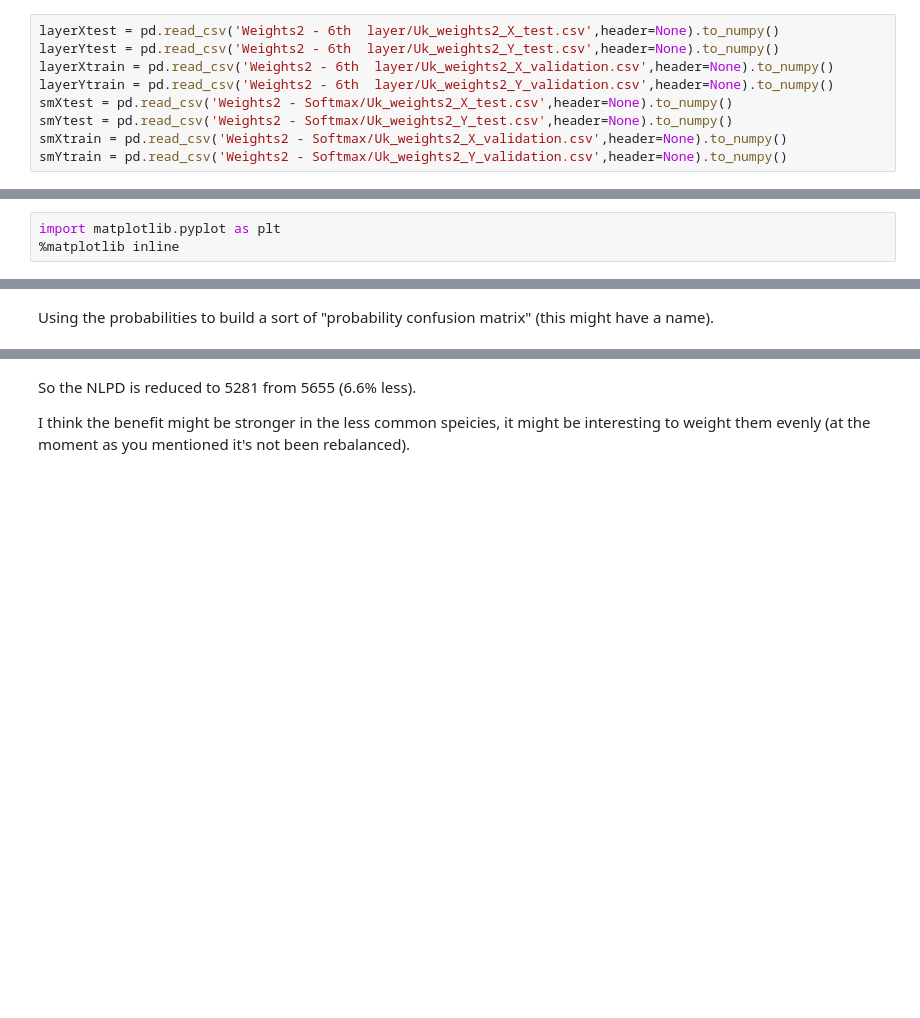
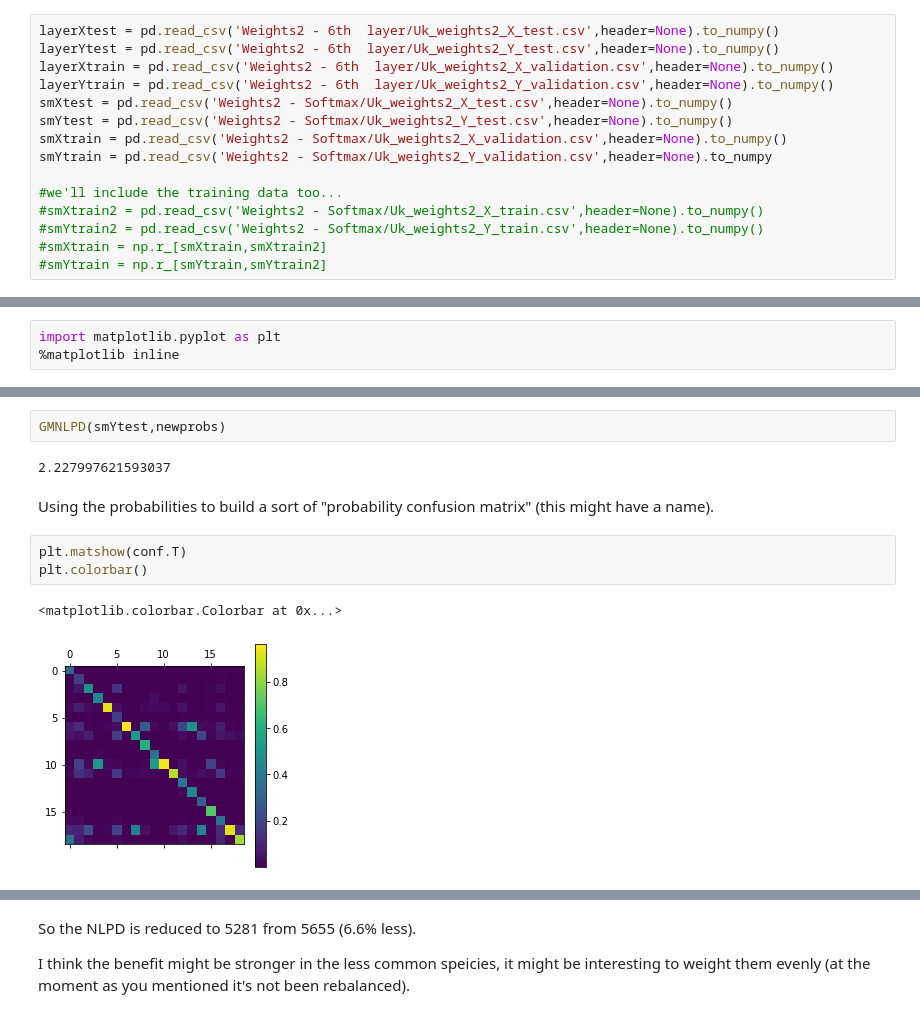
Before and after one commit to lionfish0/experimentation, a Jupyter notebook: ImproveNLPD.ipynb, the cells around one changed output, grey strips where cells are left out. Drawn from its saved outputs; the diff is of its cells as text; blank space fills up the shorter version.

```diff
--- a/ImproveNLPD.ipynb
+++ b/ImproveNLPD.ipynb
@@ -9,7 +25,13 @@ layerYtrain = pd.read_csv('Weights2 - 6th  layer/Uk_weights2_Y_validation.csv',h
 smXtest = pd.read_csv('Weights2 - Softmax/Uk_weights2_X_test.csv',header=None).to_numpy()
 smYtest = pd.read_csv('Weights2 - Softmax/Uk_weights2_Y_test.csv',header=None).to_numpy()
 smXtrain = pd.read_csv('Weights2 - Softmax/Uk_weights2_X_validation.csv',header=None).to_numpy()
-smYtrain = pd.read_csv('Weights2 - Softmax/Uk_weights2_Y_validation.csv',header=None).to_numpy()
+smYtrain = pd.read_csv('Weights2 - Softmax/Uk_weights2_Y_validation.csv',header=None).to_numpy
+
+#we'll include the training data too...
+#smXtrain2 = pd.read_csv('Weights2 - Softmax/Uk_weights2_X_train.csv',header=None).to_numpy()
+#smYtrain2 = pd.read_csv('Weights2 - Softmax/Uk_weights2_Y_train.csv',header=None).to_numpy()
+#smXtrain = np.r_[smXtrain,smXtrain2]
+#smYtrain = np.r_[smYtrain,smYtrain2]
 # %%
 def NLPD(actual,predicted):
     """(normalised) Negative Log Predictive Density
@@ -76,2 +128,12 @@ NLPD(smYtest,newprobs)
+# %%
+GMNLPD(smYtest,newprobs)
+# %% [output]
+2.227997621593037
 # %% [markdown]
 Using the probabilities to build a sort of "probability confusion matrix" (this might have a name).
+# %%
+plt.matshow(conf.T)
+plt.colorbar()
+# %% [output]
+<matplotlib.colorbar.Colorbar at 0x...>
+[figure, added]
```
Also changed, not shown: parts of 12 cells of this notebook.
